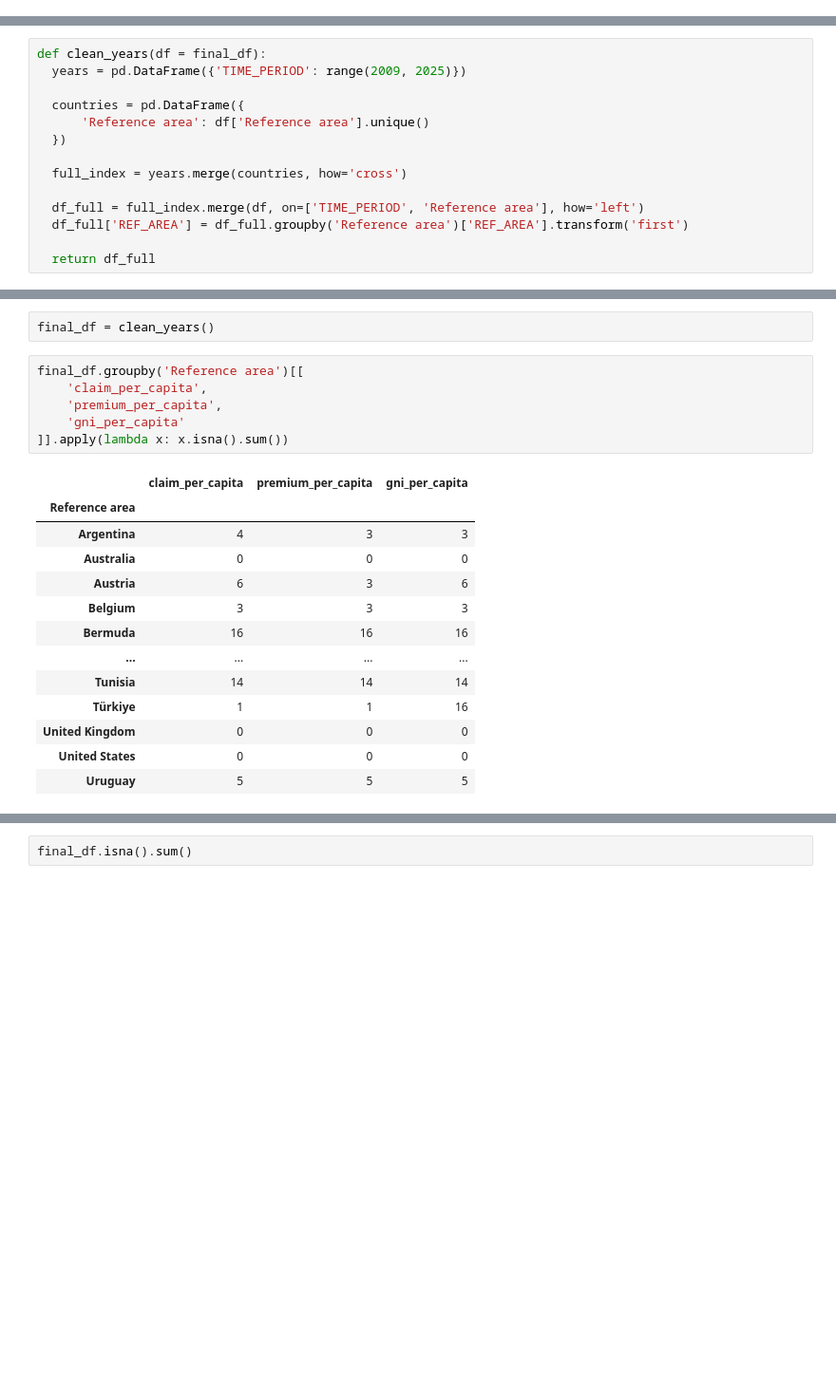
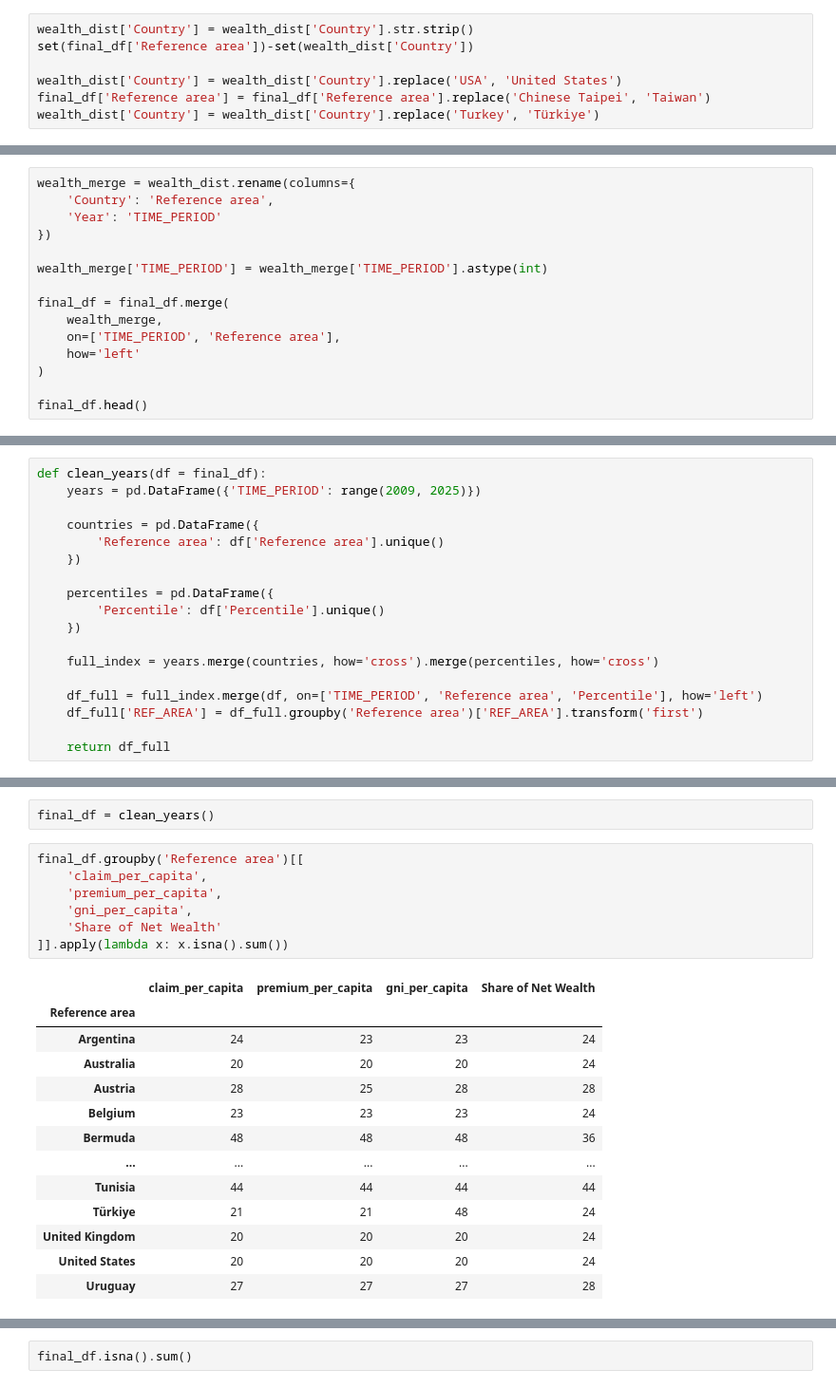
Before and after one commit to lawho13/Influence-Parameter-Calibration-of-UBI-Equilibrium, a Jupyter notebook: notebooks/risk_aversion.ipynb, the cells around one changed output, grey strips where cells are left out. Shown at 95% size. Saved outputs shown, nothing was run; the diff lists cells and outputs as text; blank space fills up the shorter version.

```diff
--- a/notebooks/risk_aversion.ipynb
+++ b/notebooks/risk_aversion.ipynb
@@ -277,0 +336,7 @@ dtype: int64
+# %%
+wealth_dist['Country'] = wealth_dist['Country'].str.strip()
+set(final_df['Reference area'])-set(wealth_dist['Country'])
+
+wealth_dist['Country'] = wealth_dist['Country'].replace('USA', 'United States')
+final_df['Reference area'] = final_df['Reference area'].replace('Chinese Taipei', 'Taiwan')
+wealth_dist['Country'] = wealth_dist['Country'].replace('Turkey', 'Türkiye')
@@ -277,0 +359,15 @@ dtype: int64
+# %%
+wealth_merge = wealth_dist.rename(columns={
+    'Country': 'Reference area',
+    'Year': 'TIME_PERIOD'
+})
+
+wealth_merge['TIME_PERIOD'] = wealth_merge['TIME_PERIOD'].astype(int)
+
+final_df = final_df.merge(
+    wealth_merge,
+    on=['TIME_PERIOD', 'Reference area'],
+    how='left'
+)
+
+final_df.head()
@@ -279,18 +402,22 @@ dtype: int64
 # Clean data (NAN)
 # %%
 def clean_years(df = final_df):
-  years = pd.DataFrame({'TIME_PERIOD': range(2009, 2025)})
+    years = pd.DataFrame({'TIME_PERIOD': range(2009, 2025)})
 
-  countries = pd.DataFrame({
-      'Reference area': df['Reference area'].unique()
-  })
+    countries = pd.DataFrame({
+        'Reference area': df['Reference area'].unique()
+    })
 
-  full_index = years.merge(countries, how='cross')
+    percentiles = pd.DataFrame({
+        'Percentile': df['Percentile'].unique()
+    })
 
-  df_full = full_index.merge(df, on=['TIME_PERIOD', 'Reference area'], how='left')
-  df_full['REF_AREA'] = df_full.groupby('Reference area')['REF_AREA'].transform('first')
+    full_index = years.merge(countries, how='cross').merge(percentiles, how='cross')
 
-  return df_full
+    df_full = full_index.merge(df, on=['TIME_PERIOD', 'Reference area', 'Percentile'], how='left')
+    df_full['REF_AREA'] = df_full.groupby('Reference area')['REF_AREA'].transform('first')
+
+    return df_full
 # %%
 # @title
 def interpolate(df):
@@ -324,20 +451,21 @@ final_df = clean_years()
 # %%
 final_df.groupby('Reference area')[[
     'claim_per_capita',
     'premium_per_capita',
-    'gni_per_capita'
+    'gni_per_capita',
+    'Share of Net Wealth'
 ]].apply(lambda x: x.isna().sum())
 # %% [output]
-|  | claim_per_capita | premium_per_capita | gni_per_capita |
-| Reference area |  |  |  |
-| Argentina | 4 | 3 | 3 |
-| Australia | 0 | 0 | 0 |
-| Austria | 6 | 3 | 6 |
-| Belgium | 3 | 3 | 3 |
-| Bermuda | 16 | 16 | 16 |
-| ... | ... | ... | ... |
-| Tunisia | 14 | 14 | 14 |
-| Türkiye | 1 | 1 | 16 |
-| United Kingdom | 0 | 0 | 0 |
-| United States | 0 | 0 | 0 |
-| Uruguay | 5 | 5 | 5 |
+|  | claim_per_capita | premium_per_capita | gni_per_capita | Share of Net Wealth |
+| Reference area |  |  |  |  |
+| Argentina | 24 | 23 | 23 | 24 |
+| Australia | 20 | 20 | 20 | 24 |
+| Austria | 28 | 25 | 28 | 28 |
+| Belgium | 23 | 23 | 23 | 24 |
+| Bermuda | 48 | 48 | 48 | 36 |
+| ... | ... | ... | ... | ... |
+| Tunisia | 44 | 44 | 44 | 44 |
+| Türkiye | 21 | 21 | 48 | 24 |
+| United Kingdom | 20 | 20 | 20 | 24 |
+| United States | 20 | 20 | 20 | 24 |
+| Uruguay | 27 | 27 | 27 | 28 |
```
Also changed, not shown: parts of 27 cells of this notebook.
